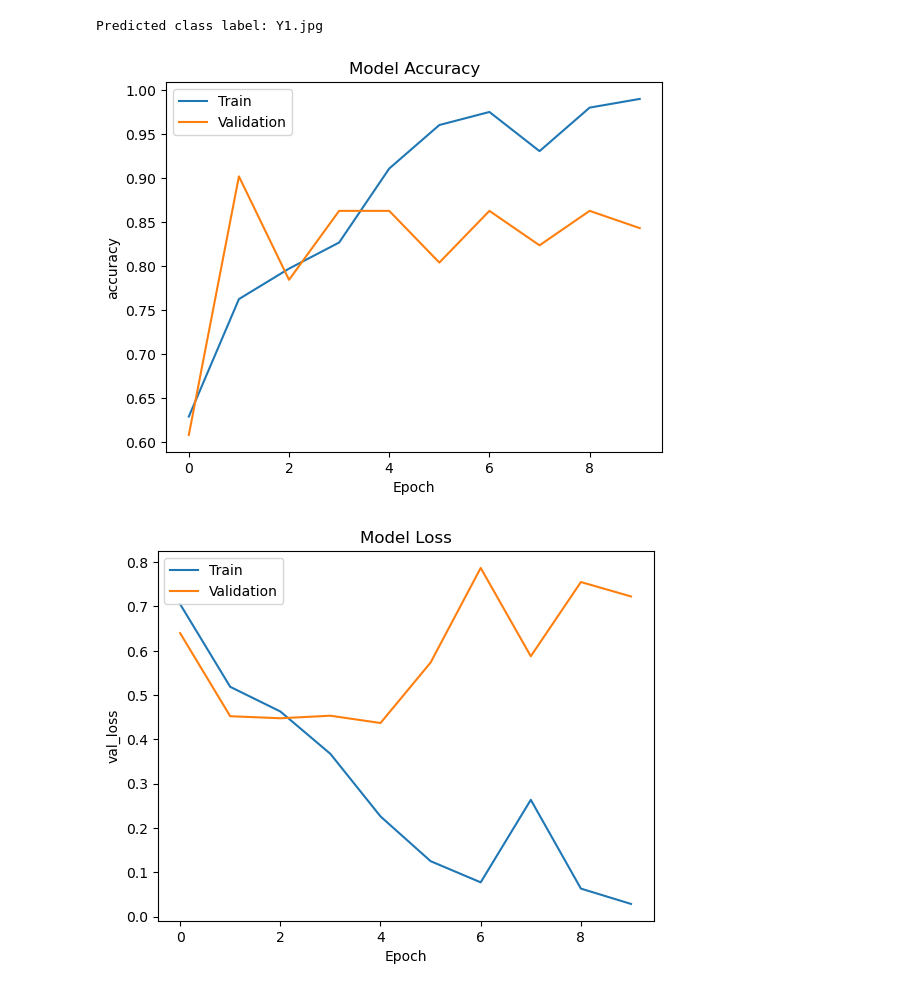
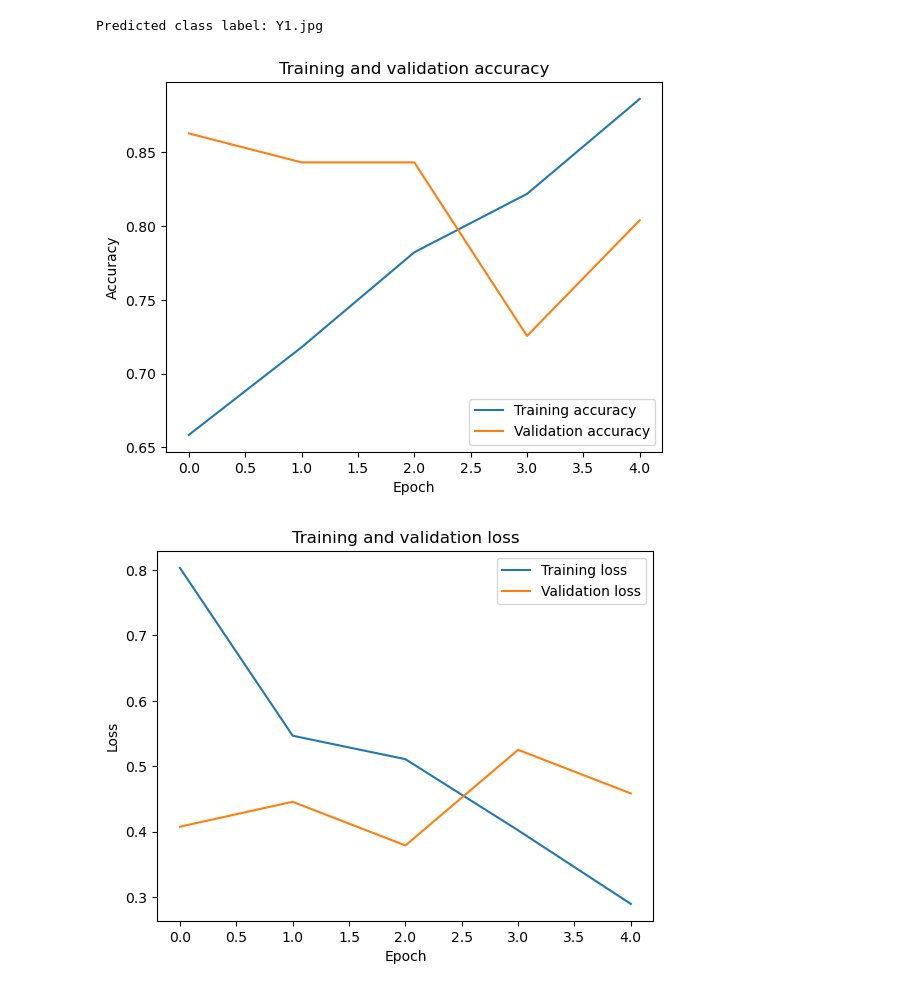
Before and after one commit to shomoitamitin/AI-Project, a Jupyter notebook: CSC547 Final Project/Final Project.ipynb, the cells around one changed output. Saved outputs shown, nothing was run; the diff lists cells and outputs as text; code cells hidden in the pictures.

```diff
--- a/CSC547 Final Project/Final Project.ipynb
+++ b/CSC547 Final Project/Final Project.ipynb
@@ -80,5 +77,5 @@ Non-trainable params: 0
 _________________________________________________________________
 # %%
 # Train the model on the training dataset over 10 epochs, using the test dataset to validate the results
-result = model.fit(train_dataset, steps_per_epoch=len(train_dataset), epochs=10, validation_data=test_dataset)
+history = model.fit(train_dataset, steps_per_epoch=len(train_dataset), epochs=5, validation_data=test_dataset)
 # %% [output]
@@ -122,25 +112,30 @@ print('Predicted class label:', class_label)
 Predicted class label: Y1.jpg
 # %%
 import matplotlib.pyplot as plt
+# %%
+acc = history.history['accuracy']
+val_acc = history.history['val_accuracy']
+loss = history.history['loss']
+val_loss = history.history['val_loss']
 # %%
-# Plot the training and validation accuracy over epochs
-plt.plot(result.history['accuracy']) #plt.plot() is a function used to create a line plot of two or more arrays of data
-plt.plot(result.history['val_accuracy'])
-plt.title('Model Accuracy')
-plt.ylabel('accuracy')
+# plot the accuracy values
+plt.plot(acc, label='Training accuracy')
+plt.plot(val_acc, label='Validation accuracy')
+plt.title('Training and validation accuracy')
 plt.xlabel('Epoch')
-plt.legend(['Train', 'Validation'], loc='upper left')
+plt.ylabel('Accuracy')
+plt.legend(loc='lower right')
 plt.show()
 # %% [output]
-[figure, old version]
+[figure, new version]
 # %%
-# Plot the training and validation loss over epochs
-plt.plot(result.history['loss'])
-plt.plot(result.history['val_loss'])
-plt.title('Model Loss')
-plt.ylabel('val_loss')
+# plot the loss values
+plt.plot(loss, label='Training loss')
+plt.plot(val_loss, label='Validation loss')
+plt.title('Training and validation loss')
 plt.xlabel('Epoch')
-plt.legend(['Train', 'Validation'], loc='upper left')
+plt.ylabel('Loss')
+plt.legend(loc='upper right')
 plt.show()
 # %% [output]
-[figure, old version]
+[figure, new version]
```
Also changed, not shown: parts of 7 cells of this notebook.
